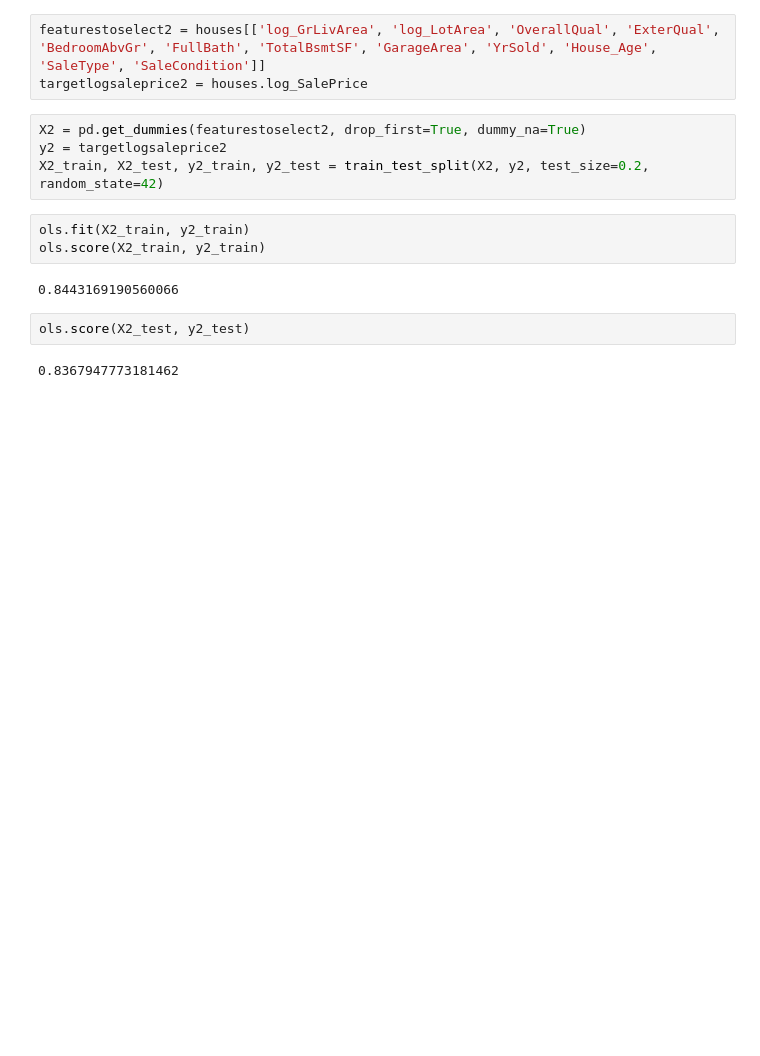
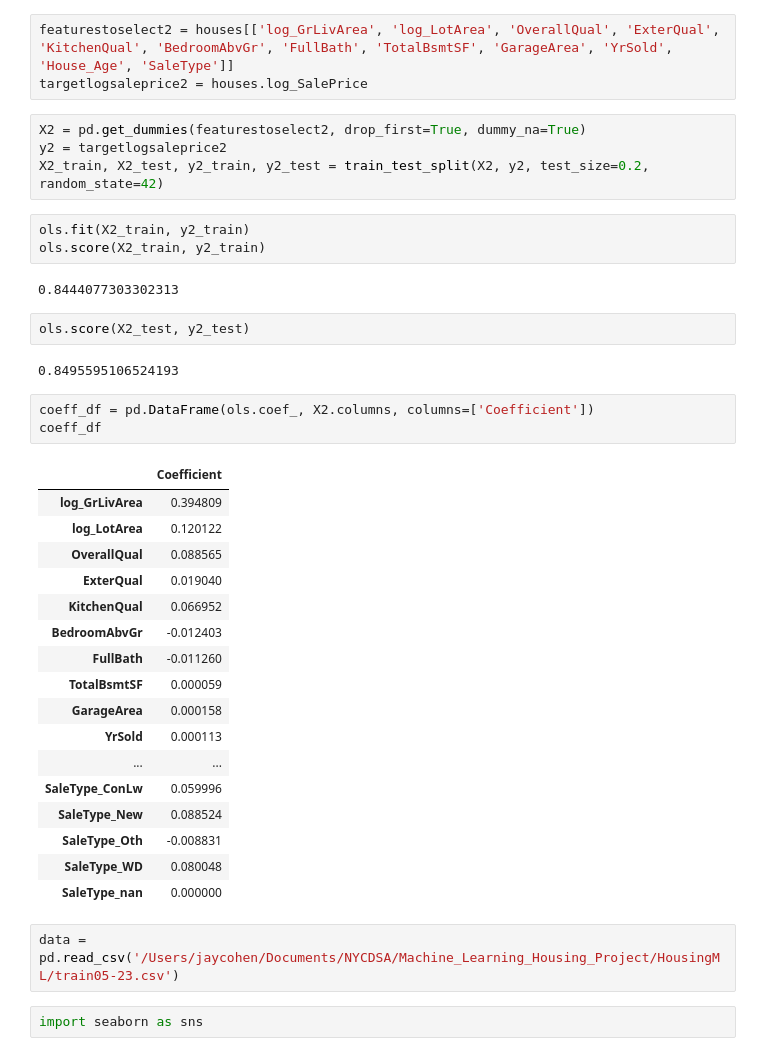
Before and after one commit to alexandertin/HousingML, a Jupyter notebook: Jay/Data_Clean.ipynb, the cells around one changed output. Cells and saved outputs as stored; diff of their text form; blank space fills up the shorter version.

```diff
--- a/Jay/Data_Clean.ipynb
+++ b/Jay/Data_Clean.ipynb
@@ -417,7 +417,7 @@ from sklearn import linear_model
 from sklearn.metrics import r2_score
 ols = linear_model.LinearRegression()
 # %%
-featurestoselect2 = houses[['log_GrLivArea', 'log_LotArea', 'OverallQual', 'ExterQual', 'BedroomAbvGr', 'FullBath', 'TotalBsmtSF', 'GarageArea', 'YrSold', 'House_Age', 'SaleType', 'SaleCondition']]
+featurestoselect2 = houses[['log_GrLivArea', 'log_LotArea', 'OverallQual', 'ExterQual', 'KitchenQual', 'BedroomAbvGr', 'FullBath', 'TotalBsmtSF', 'GarageArea', 'YrSold', 'House_Age', 'SaleType']]
 targetlogsaleprice2 = houses.log_SalePrice
 # %%
 X2 = pd.get_dummies(featurestoselect2, drop_first=True, dummy_na=True)
@@ -427,8 +427,33 @@ X2_train, X2_test, y2_train, y2_test = train_test_split(X2, y2, test_size=0.2, r
 ols.fit(X2_train, y2_train)
 ols.score(X2_train, y2_train)
 # %% [output]
-0.8443169190560066
+0.8444077303302313
 # %%
 ols.score(X2_test, y2_test)
 # %% [output]
-0.8367947773181462
+0.8495595106524193
+# %%
+coeff_df = pd.DataFrame(ols.coef_, X2.columns, columns=['Coefficient'])
+coeff_df
+# %% [output]
+|  | Coefficient |
+| log_GrLivArea | 0.394809 |
+| log_LotArea | 0.120122 |
+| OverallQual | 0.088565 |
+| ExterQual | 0.019040 |
+| KitchenQual | 0.066952 |
+| BedroomAbvGr | -0.012403 |
+| FullBath | -0.011260 |
+| TotalBsmtSF | 0.000059 |
+| GarageArea | 0.000158 |
+| YrSold | 0.000113 |
+| ... | ... |
+| SaleType_ConLw | 0.059996 |
+| SaleType_New | 0.088524 |
+| SaleType_Oth | -0.008831 |
+| SaleType_WD | 0.080048 |
+| SaleType_nan | 0.000000 |
+# %%
+data = pd.read_csv('/Users/jaycohen/Documents/NYCDSA/Machine_Learning_Housing_Project/HousingML/train05-23.csv')
+# %%
+import seaborn as sns
```
Also changed, not shown: parts of 1 cell of this notebook, 3 other files.
